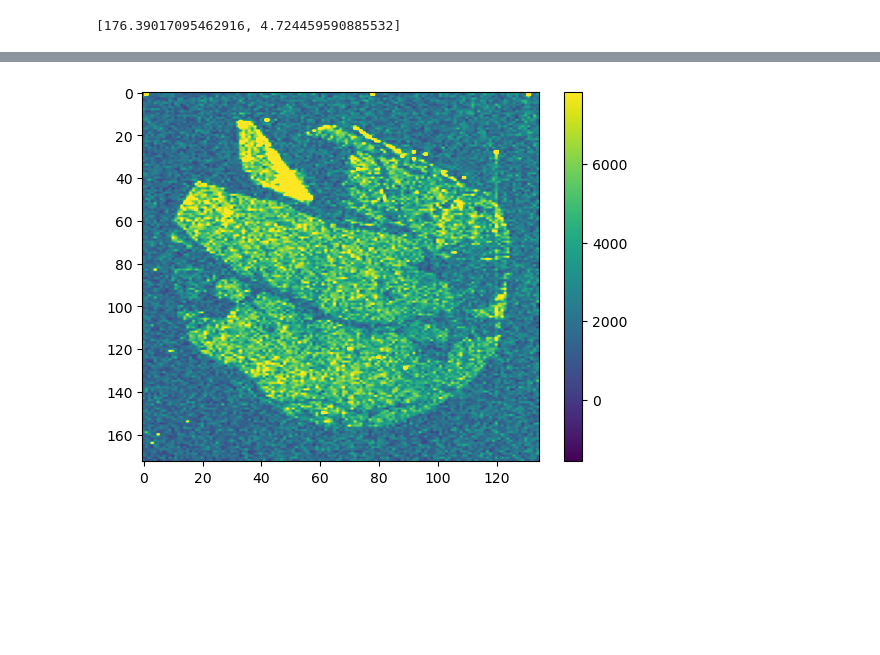
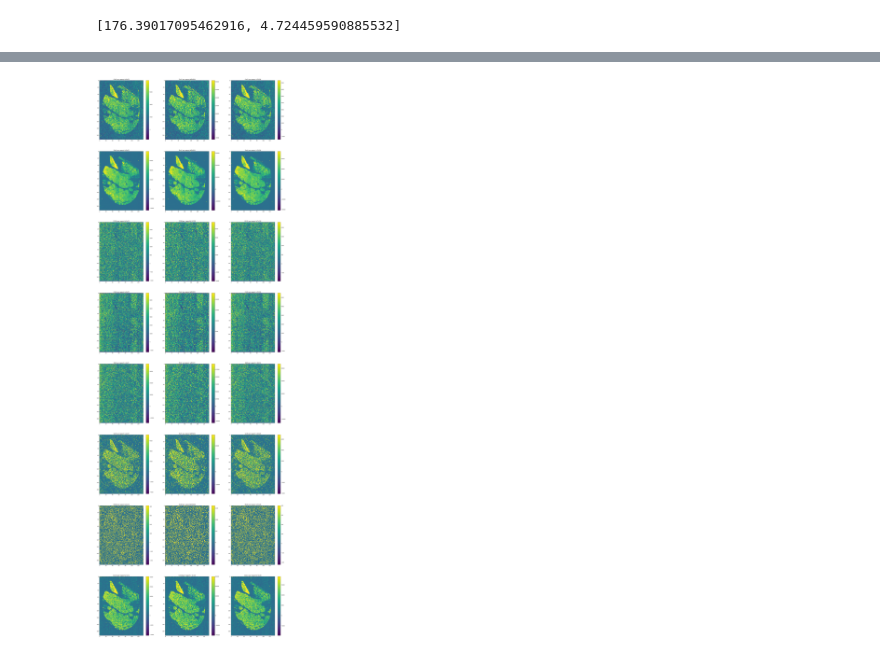
Before and after one commit to ABeague/Projet-Python-LA-ICPMS, a Jupyter notebook: Code Source.ipynb, the cells around one changed output, grey strips where cells are left out. Drawn from its saved outputs; the diff is of its cells as text; code cells hidden in the pictures; blank space fills up the shorter version.

```diff
--- a/Code Source.ipynb
+++ b/Code Source.ipynb
@@ -346,8 +360,9 @@ def draw_image_concentration(nbr_lines, calibrant, etalon):
     outlier_min = Q1 - 1.5 * (Q3-Q1)
 
     x = [*range(0,173)]
-    y = [*range(1,nbr_lines)]
+    y = [*range(1,nbr_lines+1)]
     z = df.loc[x, y]
 
     plt.imshow(z, vmin=outlier_min, vmax=outlier_max, aspect="auto")
     plt.colorbar()
+    plt.title(calibrant+"étalonné par rapport à "+etalon)
@@ -358,4 +369,12 @@ draw_image_intensity(136, "Cu63", "Ge72")
-# %%
-draw_image_concentration(136, "Cu63", "Ge72")
-# %% [output]
-[figure, removed]
+# %%
+plt.figure(figsize=(8*4, 8*4*3))
+j = 1
+for calibrant in calibrants:
+    i=1
+    for etalon in etalons:
+        plt.subplot(8,3,i+(j-1)*3)
+        draw_image_concentration(136, calibrant, etalon)
+        i += 1
+    j += 1
+# %% [output]
+[figure, added]
```
Also changed, not shown: parts of 32 cells of this notebook.
